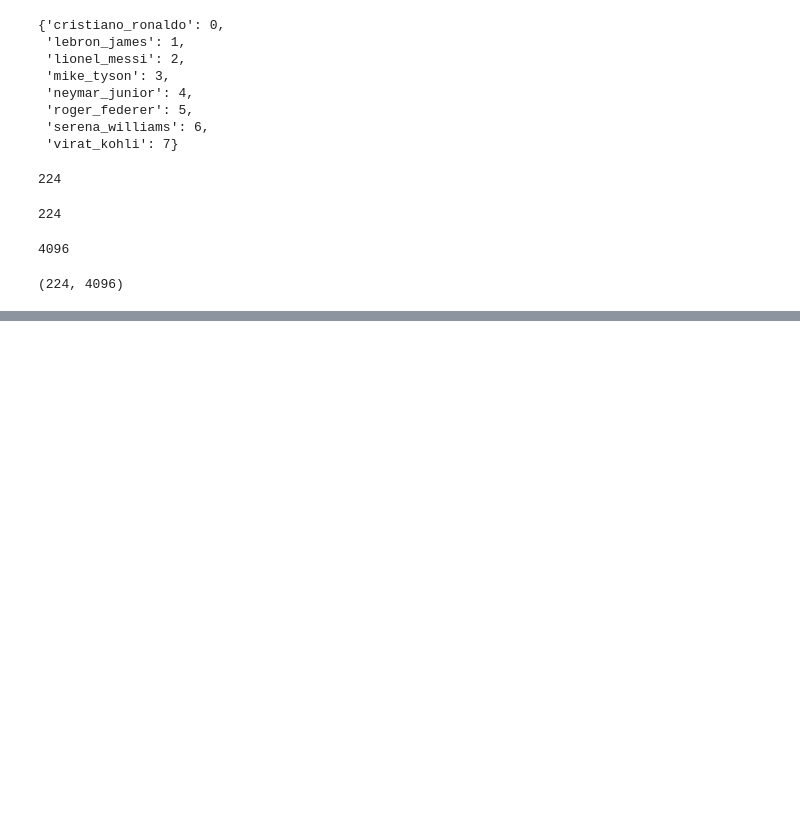
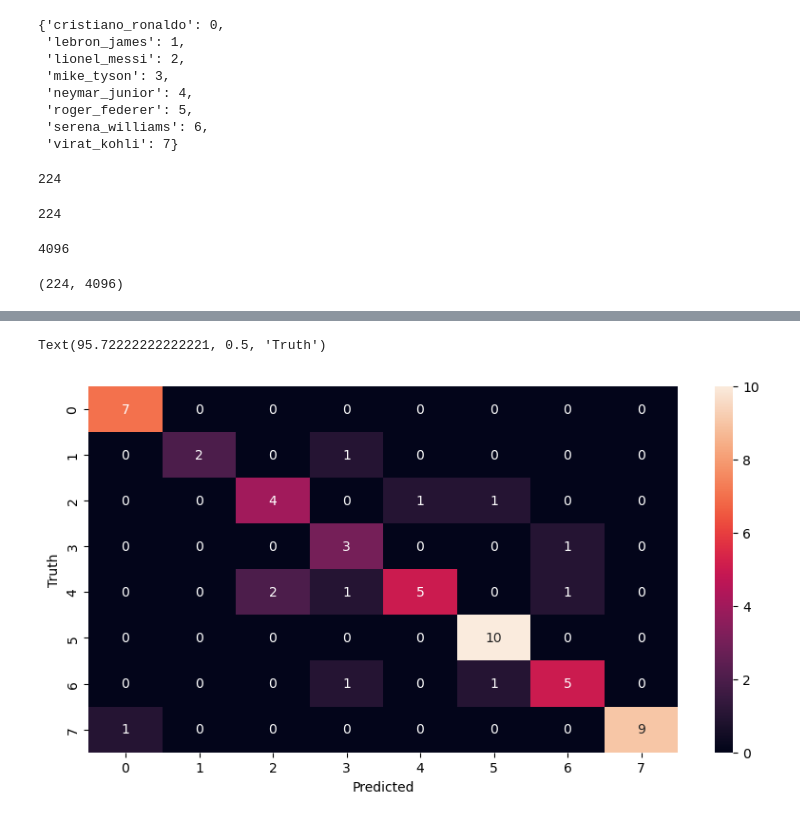
Before and after one commit to NANITH777/FaceRecognition_ML, a Jupyter notebook: model/facerecognition.ipynb, the cells around one changed output, grey strips where cells are left out. Saved outputs shown, nothing was run; the diff lists cells and outputs as text; code cells hidden in the pictures; blank space fills up the shorter version.

```diff
--- a/model/facerecognition.ipynb
+++ b/model/facerecognition.ipynb
@@ -276,0 +366,17 @@ X.shape
+# %%
+scores = []
+best_estimators = {}
+import pandas as pd
+for algo, mp in model_params.items():
+    pipe = make_pipeline(StandardScaler(), mp['model'])
+    clf =  GridSearchCV(pipe, mp['params'], cv=10, return_train_score=False)
+    clf.fit(X_train, y_train)
+    scores.append({
+        'model': algo,
+        'best_score': clf.best_score_,
+        'best_params': clf.best_params_
+    })
+    best_estimators[algo] = clf.best_estimator_
+
+df = pd.DataFrame(scores,columns=['model','best_score','best_params'])
+df
@@ -276,0 +412,4 @@ X.shape
+# %%
+lr=LogisticRegression(solver='liblinear',multi_class='auto', C=10)
+lr.fit(X_train, y_train)
+lr.score(X_test, y_test)
@@ -276,0 +420,2 @@ X.shape
+# %%
+y_pred=lr.predict(X_test)
@@ -276,0 +435,4 @@ X.shape
+# %%
+from sklearn.metrics import confusion_matrix
+cm2 = confusion_matrix(y_test, y_pred)
+cm2
@@ -276,0 +448,9 @@ X.shape
+# %%
+import seaborn as sn
+plt.figure(figsize = (10,5))
+sn.heatmap(cm2, annot=True)
+plt.xlabel('Predicted')
+plt.ylabel('Truth')
+# %% [output]
+Text(95.72222222222221, 0.5, 'Truth')
+[figure, added]
```
Also changed, not shown: parts of 22 cells of this notebook, 5 other files.
